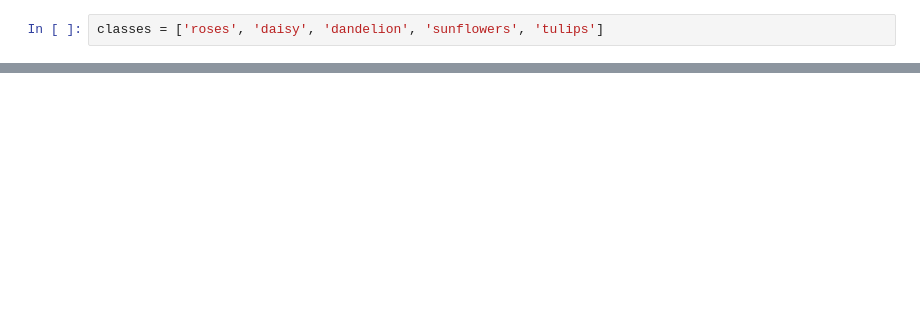
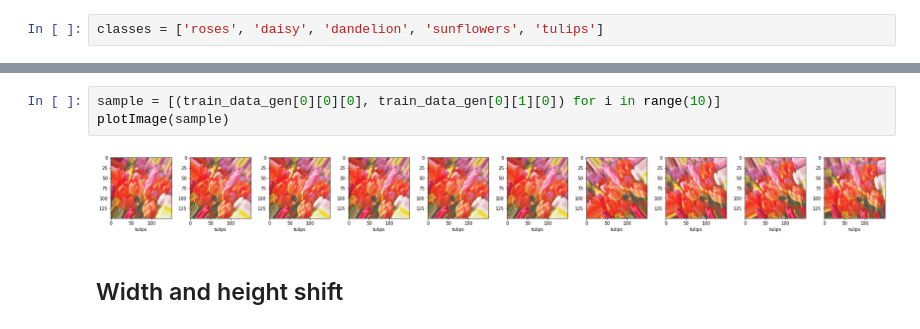
Before and after one commit to frankl1/Introduction-to-Tensorflow-for-Deep-Learning, a Jupyter notebook: exercise_flowers_with_data_augmentation.ipynb, the cells around one changed output, grey strips where cells are left out. Saved outputs shown, nothing was run; the diff lists cells and outputs as text; blank space fills up the shorter version.

```diff
--- a/exercise_flowers_with_data_augmentation.ipynb
+++ b/exercise_flowers_with_data_augmentation.ipynb
@@ -32,0 +122,7 @@ classes = ['roses', 'daisy', 'dandelion', 'sunflowers', 'tulips']
+# %%
+sample = [(train_data_gen[0][0][0], train_data_gen[0][1][0]) for i in range(10)]
+plotImage(sample)
+# %% [output]
+[figure, added]
+# %% [markdown]
+## Width and height shift
```
Also changed, not shown: parts of 52 cells of this notebook.
